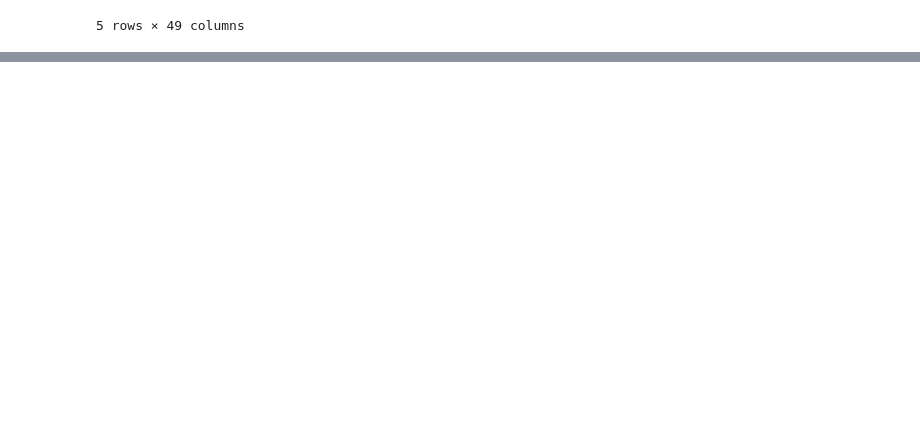
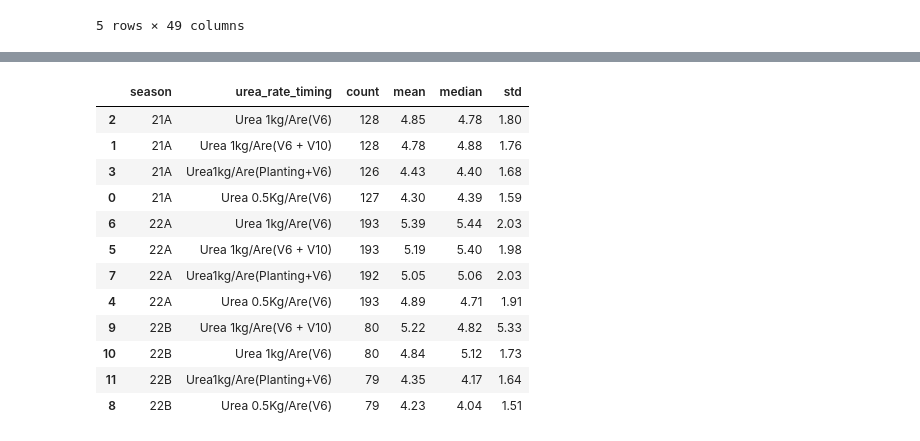
Before and after one commit to Vin-Okumu/maize-yield-optimization-rwanda, a Jupyter notebook: 02_Notebooks/03_exploratory_data_analysis.ipynb, the cells around one changed output, grey strips where cells are left out. Saved outputs shown, nothing was run; the diff lists cells and outputs as text; code cells hidden in the pictures; blank space fills up the shorter version.

```diff
--- a/02_Notebooks/03_exploratory_data_analysis.ipynb
+++ b/02_Notebooks/03_exploratory_data_analysis.ipynb
@@ -37,0 +125,34 @@ integrated_df.head()
+# %%
+season_treatment_summary = (
+    integrated_df
+    .groupby(
+        ["season", "urea_rate_timing"],
+        observed=True
+    )
+    ["yield_tha"]
+    .agg(
+        count="count",
+        mean="mean",
+        median="median",
+        std="std"
+    )
+    .round(2)
+    .reset_index()
+    .sort_values(["season", "mean"], ascending=[True, False])
+)
+
+display(season_treatment_summary)
+# %% [output]
+|  | season | urea_rate_timing | count | mean | median | std |
+| 2 | 21A | Urea 1kg/Are(V6) | 128 | 4.85 | 4.78 | 1.80 |
+| 1 | 21A | Urea 1kg/Are(V6 + V10) | 128 | 4.78 | 4.88 | 1.76 |
+| 3 | 21A | Urea1kg/Are(Planting+V6) | 126 | 4.43 | 4.40 | 1.68 |
+| 0 | 21A | Urea 0.5Kg/Are(V6) | 127 | 4.30 | 4.39 | 1.59 |
+| 6 | 22A | Urea 1kg/Are(V6) | 193 | 5.39 | 5.44 | 2.03 |
+| 5 | 22A | Urea 1kg/Are(V6 + V10) | 193 | 5.19 | 5.40 | 1.98 |
+| 7 | 22A | Urea1kg/Are(Planting+V6) | 192 | 5.05 | 5.06 | 2.03 |
+| 4 | 22A | Urea 0.5Kg/Are(V6) | 193 | 4.89 | 4.71 | 1.91 |
+| 9 | 22B | Urea 1kg/Are(V6 + V10) | 80 | 5.22 | 4.82 | 5.33 |
+| 10 | 22B | Urea 1kg/Are(V6) | 80 | 4.84 | 5.12 | 1.73 |
+| 11 | 22B | Urea1kg/Are(Planting+V6) | 79 | 4.35 | 4.17 | 1.64 |
+| 8 | 22B | Urea 0.5Kg/Are(V6) | 79 | 4.23 | 4.04 | 1.51 |
```
Also changed, not shown: parts of 11 cells of this notebook, 1 other file.
